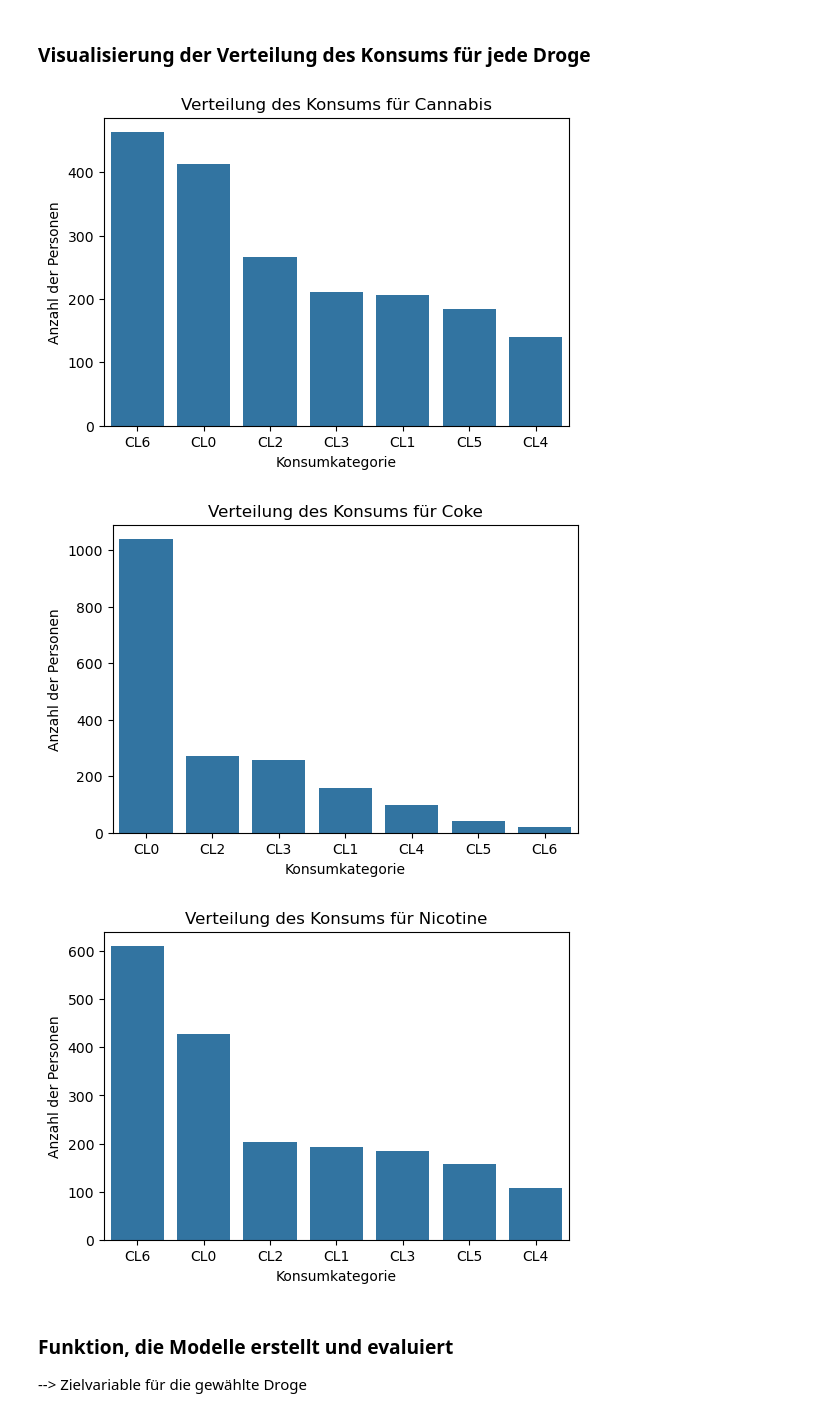
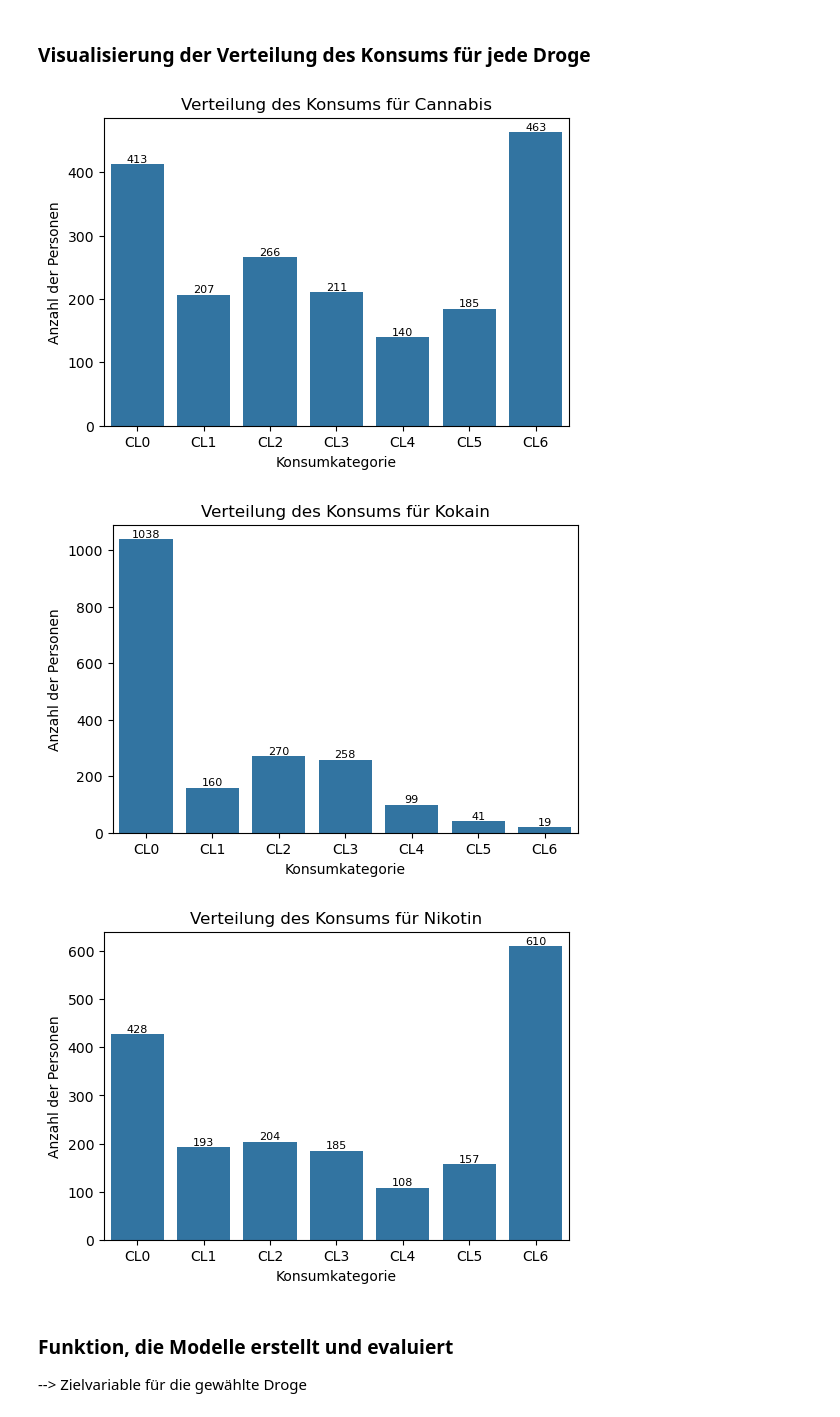
Before and after one commit to Salih-Kelmendi/LuisSalihML, a Jupyter notebook: Drug-Consumption2.ipynb, the cells around one changed output. Cells and saved outputs as stored; diff of their text form; code cells hidden in the pictures.

```diff
--- a/Drug-Consumption2.ipynb
+++ b/Drug-Consumption2.ipynb
@@ -112,21 +112,34 @@ chosen_drugs = ['cannabis', 'coke', 'nicotine']
 # %% [markdown]
 ### Visualisierung der Verteilung des Konsums für jede Droge
 # %%
+drug_names = {
+    'cannabis': 'Cannabis',
+    'coke': 'Kokain',
+    'nicotine': 'Nikotin',
+}
+
 for drug in chosen_drugs:
     plt.figure(figsize=(6, 4))
 
     value_counts = y[drug].value_counts().sort_values(ascending=False)
 
-    sns.countplot(x=y[drug], order=value_counts.index)
+    ordered_categories = ['CL0', 'CL1', 'CL2', 'CL3', 'CL4', 'CL5', 'CL6']
 
-    plt.title(f"Verteilung des Konsums für {drug.capitalize()}")
+    ax = sns.countplot(x=y[drug], order=ordered_categories)
+
+    for p in ax.patches:
+        height = p.get_height()
+        ax.text(p.get_x() + p.get_width() / 2., height,
+                f'{int(height)}', ha="center", va="bottom", fontsize=8)
+
+    plt.title(f"Verteilung des Konsums für {drug_names.get(drug, drug).capitalize()}")
     plt.xlabel('Konsumkategorie')
     plt.ylabel('Anzahl der Personen')
     plt.show()
 # %% [output]
-[figure, old version]
+[figure, new version]
-[figure, old version]
+[figure, new version]
-[figure, old version]
+[figure, new version]
 # %% [markdown]
 ### Funktion, die Modelle erstellt und evaluiert
 
```
Also changed, not shown: parts of 1 cell of this notebook.
